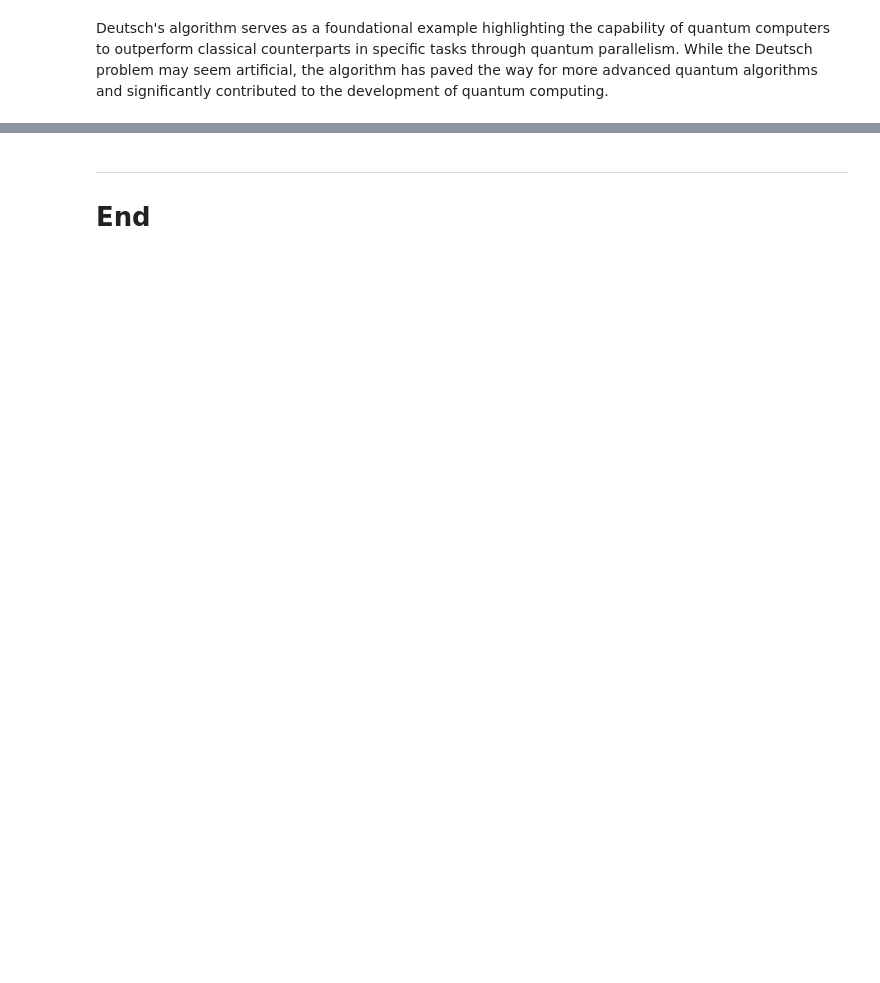
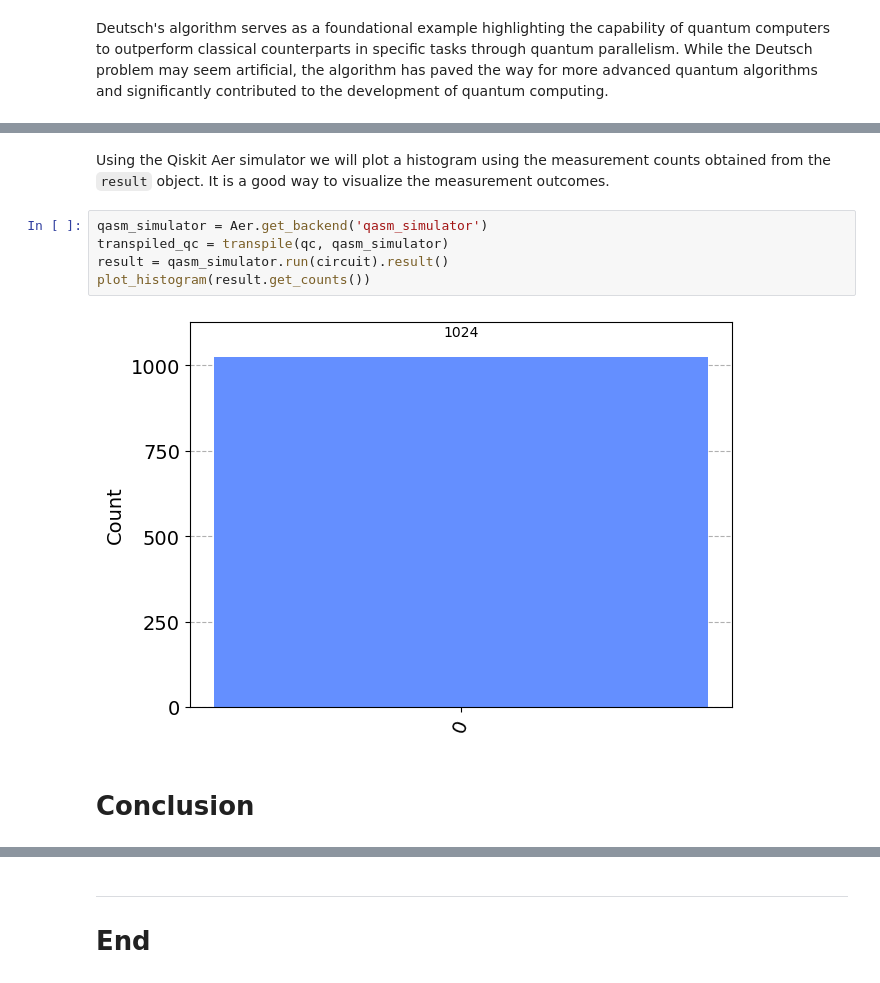
Before and after one commit to rodAlm08/emerging_tech_repo, a Jupyter notebook: project.ipynb, the cells around one changed output, grey strips where cells are left out. Saved outputs shown, nothing was run; the diff lists cells and outputs as text; blank space fills up the shorter version.

```diff
--- a/project.ipynb
+++ b/project.ipynb
@@ -505,0 +525,11 @@ Deustsch-Jozsa (DJ) problem is one of the most important problems demonstrating
+# %% [markdown]
+Using the Qiskit Aer simulator we will plot a histogram using the measurement counts obtained from the `result` object. It is a good way to visualize the measurement outcomes.
+# %%
+qasm_simulator = Aer.get_backend('qasm_simulator')
+transpiled_qc = transpile(qc, qasm_simulator)
+result = qasm_simulator.run(circuit).result()
+plot_histogram(result.get_counts())
+# %% [output]
+[figure, added]
+# %% [markdown]
+# Conclusion
```
Also changed, not shown: parts of 51 cells of this notebook.
